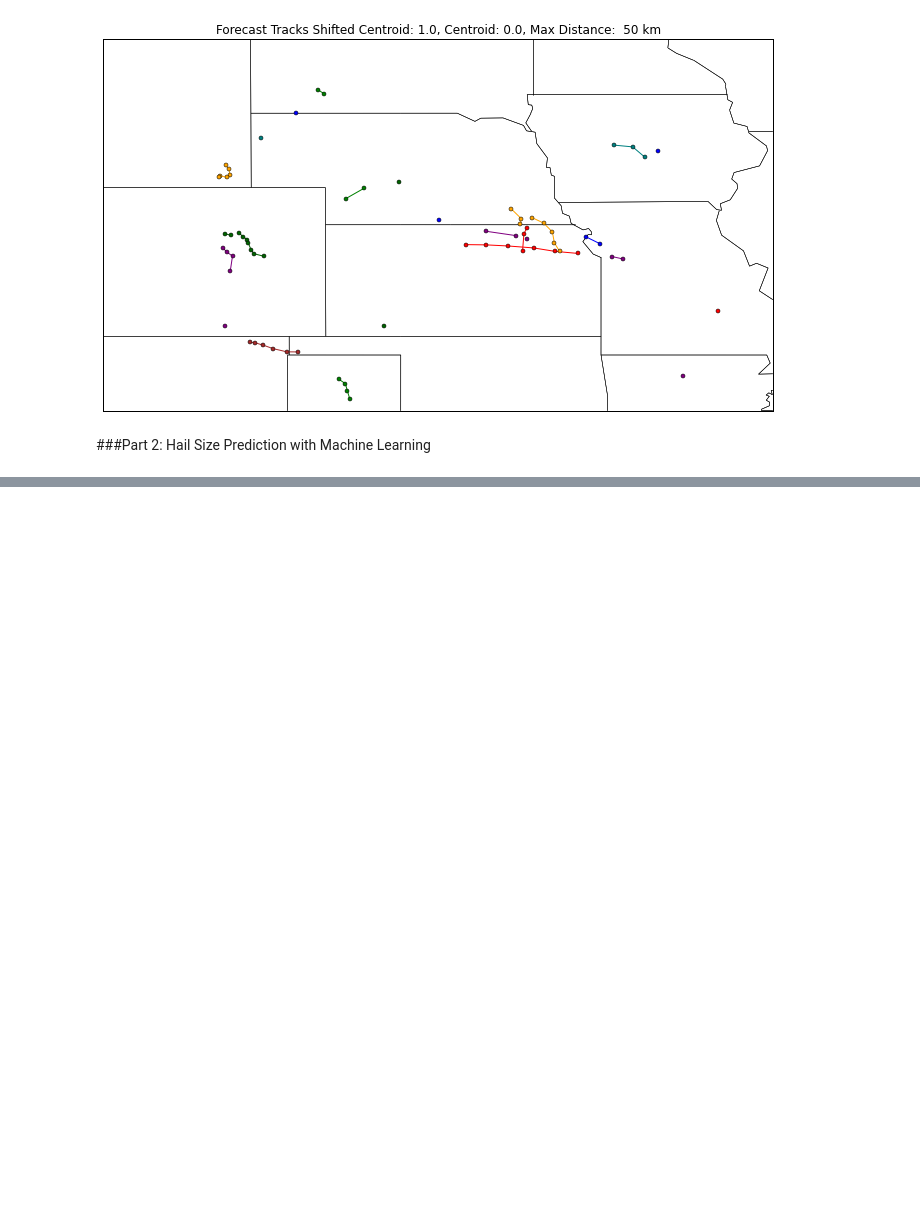
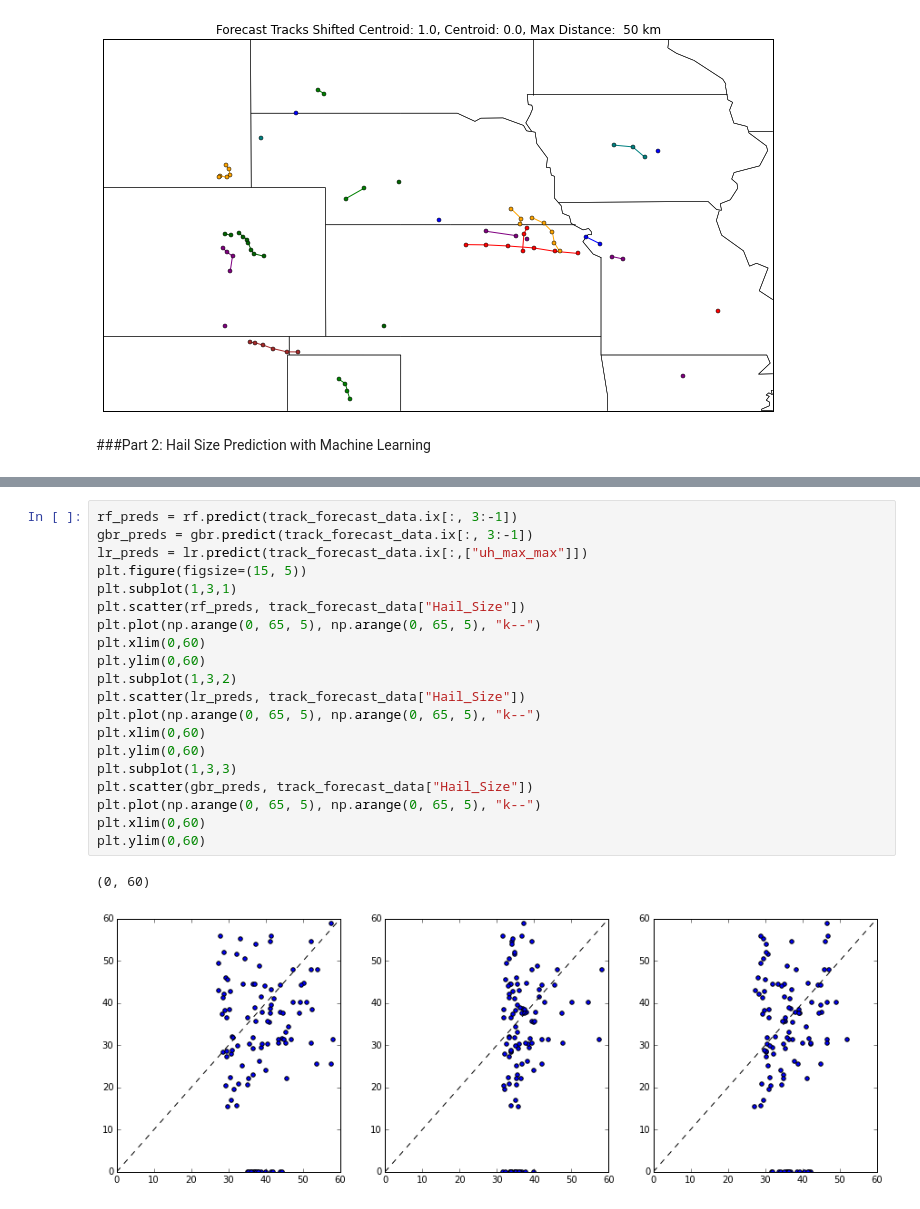
Before and after one commit to djgagne/hagelslag, a Jupyter notebook: demos/unidata_users_workshop_2015.ipynb, the cells around one changed output, grey strips where cells are left out. Cells and saved outputs as stored; diff of their text form; blank space fills up the shorter version.

```diff
--- a/demos/unidata_users_workshop_2015.ipynb
+++ b/demos/unidata_users_workshop_2015.ipynb
@@ -300,0 +329,23 @@ track_step_data
+# %%
+rf_preds = rf.predict(track_forecast_data.ix[:, 3:-1])
+gbr_preds = gbr.predict(track_forecast_data.ix[:, 3:-1])
+lr_preds = lr.predict(track_forecast_data.ix[:,["uh_max_max"]])
+plt.figure(figsize=(15, 5))
+plt.subplot(1,3,1)
+plt.scatter(rf_preds, track_forecast_data["Hail_Size"])
+plt.plot(np.arange(0, 65, 5), np.arange(0, 65, 5), "k--")
+plt.xlim(0,60)
+plt.ylim(0,60)
+plt.subplot(1,3,2)
+plt.scatter(lr_preds, track_forecast_data["Hail_Size"])
+plt.plot(np.arange(0, 65, 5), np.arange(0, 65, 5), "k--")
+plt.xlim(0,60)
+plt.ylim(0,60)
+plt.subplot(1,3,3)
+plt.scatter(gbr_preds, track_forecast_data["Hail_Size"])
+plt.plot(np.arange(0, 65, 5), np.arange(0, 65, 5), "k--")
+plt.xlim(0,60)
+plt.ylim(0,60)
+# %% [output]
+(0, 60)
+[figure, added]
```
Also changed, not shown: parts of 9 cells of this notebook, 49 other files.
